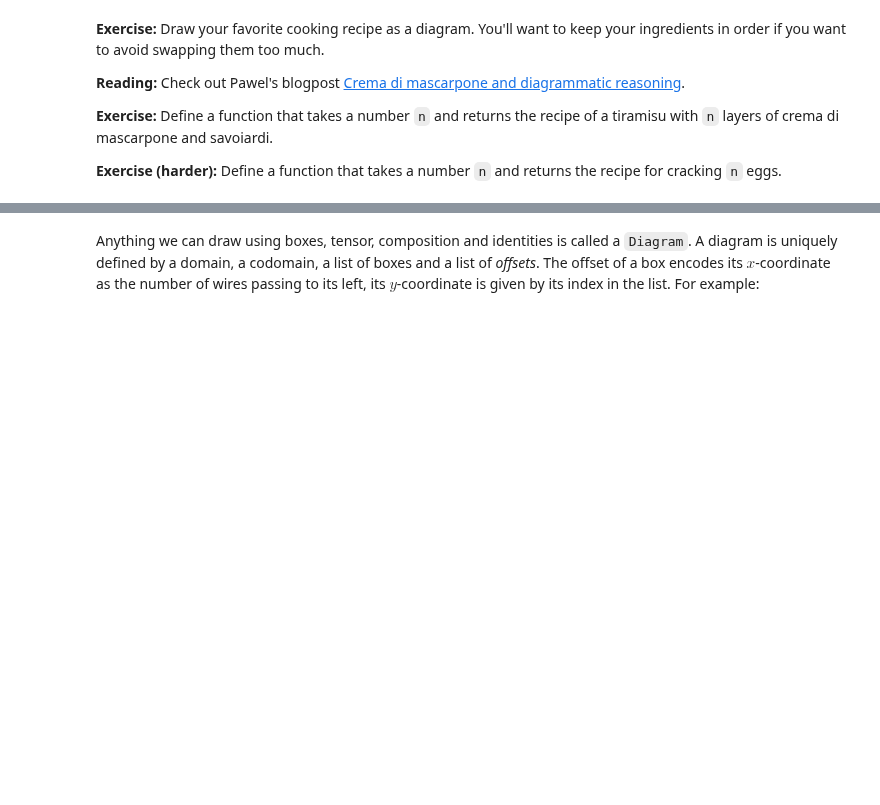
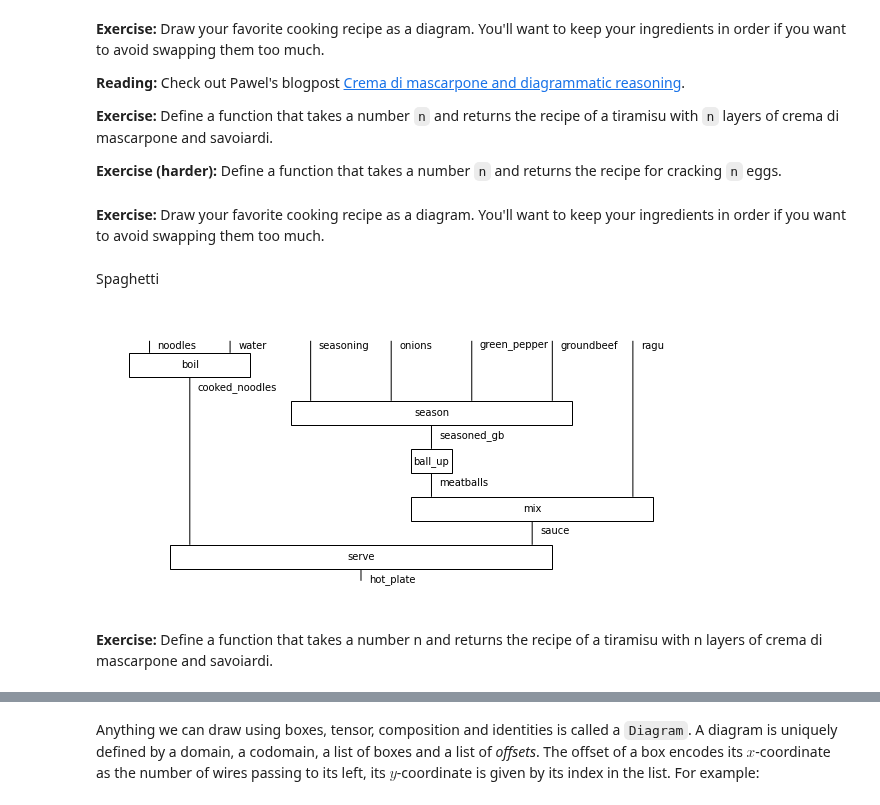
Before and after one commit to CDL-Quantum/CohortProject_2021, a Jupyter notebook: Week4_NLP/qnlp-tutorial.ipynb, the cells around one changed output, grey strips where cells are left out. Drawn from its saved outputs; the diff is of its cells as text; code cells hidden in the pictures; blank space fills up the shorter version.

Commit message:
Business documentation and notebook exercises

```diff
--- a/Week4_NLP/qnlp-tutorial.ipynb
+++ b/Week4_NLP/qnlp-tutorial.ipynb
@@ -89,0 +92,23 @@ crack_two_eggs.draw(figsize=(3, 4))
+# %% [markdown]
+**Exercise:** Draw your favorite cooking recipe as a diagram. You'll want to keep your ingredients in order if you want to avoid swapping them too much.
+# %% [markdown]
+Spaghetti
+# %%
+noodles, water, cooked_noodles, groundbeef, seasoned_gb, seasoning, meatballs, onions, green_pepper, ragu, sauce, hot_plate = Ty('noodles'), Ty('water'), Ty('cooked_noodles'), Ty('groundbeef'), Ty('seasoned_gb'), Ty('seasoning'), Ty('meatballs'), Ty('onions'), Ty('green_pepper'), Ty('ragu'), Ty('sauce'), Ty('hot_plate')
+
+boil = Box('boil', dom=noodles @ water, cod=cooked_noodles)
+season = Box('season', seasoning @ onions @ green_pepper @ groundbeef, seasoned_gb)
+ball_up = Box('ball_up', seasoned_gb, meatballs)
+mix = Box('mix', meatballs @ ragu, sauce)
+serve = Box('serve', cooked_noodles @ sauce, hot_plate)
+
+dinner = boil @ season @ Id(ragu)\
+    >> Id(cooked_noodles) @ ball_up @ Id(ragu)\
+    >> Id(cooked_noodles) @ mix\
+    >> serve
+
+dinner.draw(figsize=(8, 4))
+# %% [output]
+[figure, added]
+# %% [markdown]
+**Exercise:** Define a function that takes a number n and returns the recipe of a tiramisu with n layers of crema di mascarpone and savoiardi.
```
Also changed, not shown: parts of 51 cells of this notebook, 3 other files.
